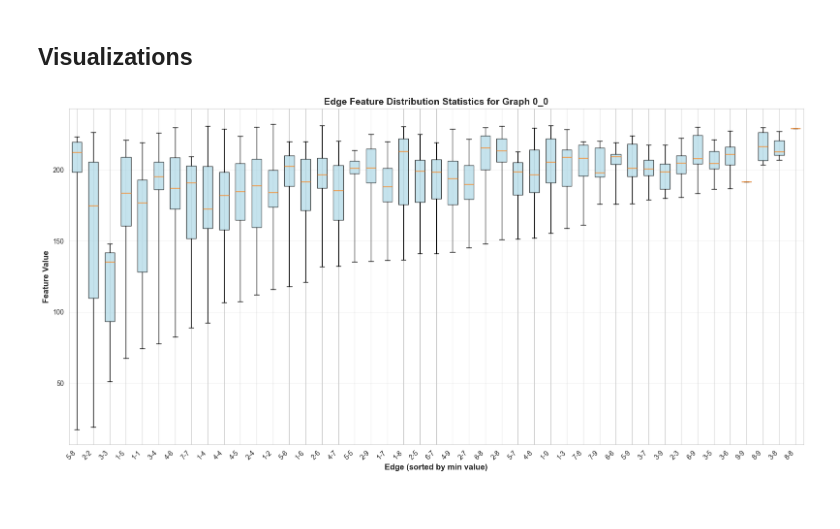
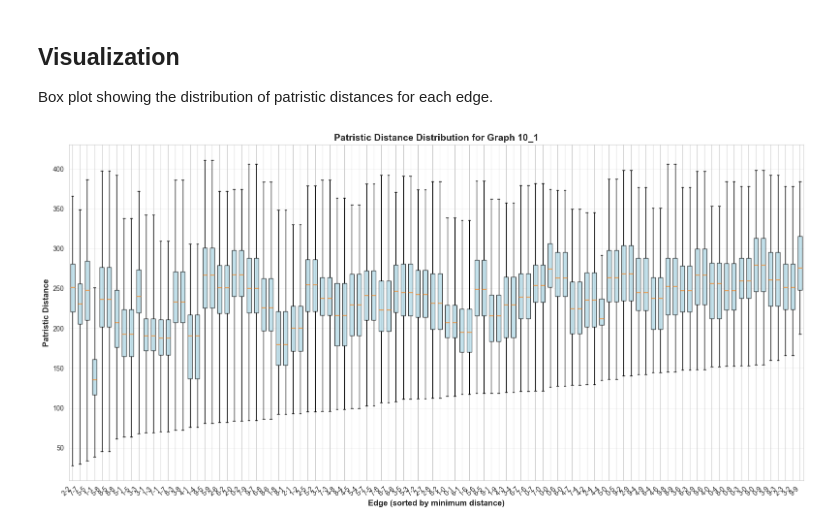
Before and after one commit to leke-lyu/STEPHY, a Jupyter notebook: 1_feature_extraction/explore_edge_features.ipynb, the cells around one changed output. Cells and saved outputs as stored; diff of their text form; code cells hidden in the pictures.

Commit message:
explore edge feature

```diff
--- a/1_feature_extraction/explore_edge_features.ipynb
+++ b/1_feature_extraction/explore_edge_features.ipynb
@@ -19,4 +20,6 @@ Set the path to your edge CSV file and the graph_id to analyze.
 # %%
-# Configuration
-edge_file_path = "/Users/lukelyu/Desktop/epidata/100_10_new/0_edge.csv"
-target_graph_id = "0_0"  # Change this to explore different graphs
+# Path to the edge CSV file
+edge_file_path = "/Users/lukelyu/Desktop/epidata/100_10_new/10_edge.csv"
+
+# Target graph to analyze (change this to explore different graphs)
+target_graph_id = "10_1"
@@ -123,51 +172,51 @@ Statistics for 45 edges:
-# %% [markdown]
-## Visualizations
+# %% [markdown]
+## Visualization
+
+Box plot showing the distribution of patristic distances for each edge.
 # %%
-# Sort stats_df by minimum value
+# Sort edges by minimum distance value for better visualization
 stats_df_sorted = stats_df.sort_values('min').reset_index(drop=True)
 
-# Box plot representation for each edge (sorted by min)
+# Create figure and axis
 fig, ax = plt.subplots(figsize=(16, 8))
 
-# Create box plot data manually using sorted dataframe
+# Prepare box plot data
 positions = range(len(stats_df_sorted))
-box_data = []
+bp_dicts = []
 
 for idx, row in stats_df_sorted.iterrows():
-    # Create a box plot with our statistics
-    box_data.append([row['min'], row['q25'], row['median'], row['q75'], row['max']])
-
-# Use bxp for custom box plot
-bp_dicts = []
-for i, (pos, data) in enumerate(zip(positions, box_data)):
     bp_dict = {
-        'label': stats_df_sorted.iloc[i]['edge_label'],
-        'whislo': data[0],  # min
-        'q1': data[1],      # 25%
-        'med': data[2],     # median
-        'q3': data[3],      # 75%
-        'whishi': data[4],  # max
-        'fliers': []        # no outliers in this representation
+        'label': row['edge_label'],
+        'whislo': row['min'],      # Minimum
+        'q1': row['q25'],          # 25th percentile
+        'med': row['median'],      # Median
+        'q3': row['q75'],          # 75th percentile
+        'whishi': row['max'],      # Maximum
+        'fliers': []               # No outliers
     }
     bp_dicts.append(bp_dict)
 
+# Create box plot
 bp = ax.bxp(bp_dicts, positions=positions, widths=0.6,
             patch_artist=True, showfliers=False)
 
-# Customize colors
+# Customize appearance
 for patch in bp['boxes']:
     patch.set_facecolor('lightblue')
     patch.set_alpha(0.7)
 
-ax.set_xlabel('Edge (sorted by min value)', fontsize=12, fontweight='bold')
-ax.set_ylabel('Feature Value', fontsize=12, fontweight='bold')
-ax.set_title(f'Edge Feature Distribution Statistics for Graph {target_graph_id}',
+# Set labels and title
+ax.set_xlabel('Edge (sorted by minimum distance)', fontsize=12, fontweight='bold')
+ax.set_ylabel('Patristic Distance', fontsize=12, fontweight='bold')
+ax.set_title(f'Patristic Distance Distribution for Graph {target_graph_id}',
              fontsize=14, fontweight='bold')
+
+# Set x-axis labels
 ax.set_xticks(positions)
 ax.set_xticklabels(stats_df_sorted['edge_label'], rotation=45, ha='right')
 ax.grid(axis='y', alpha=0.3)
 
 plt.tight_layout()
 plt.show()
 # %% [output]
-[figure, old version]
+[figure, new version]
```
Also changed, not shown: parts of 12 cells of this notebook.
